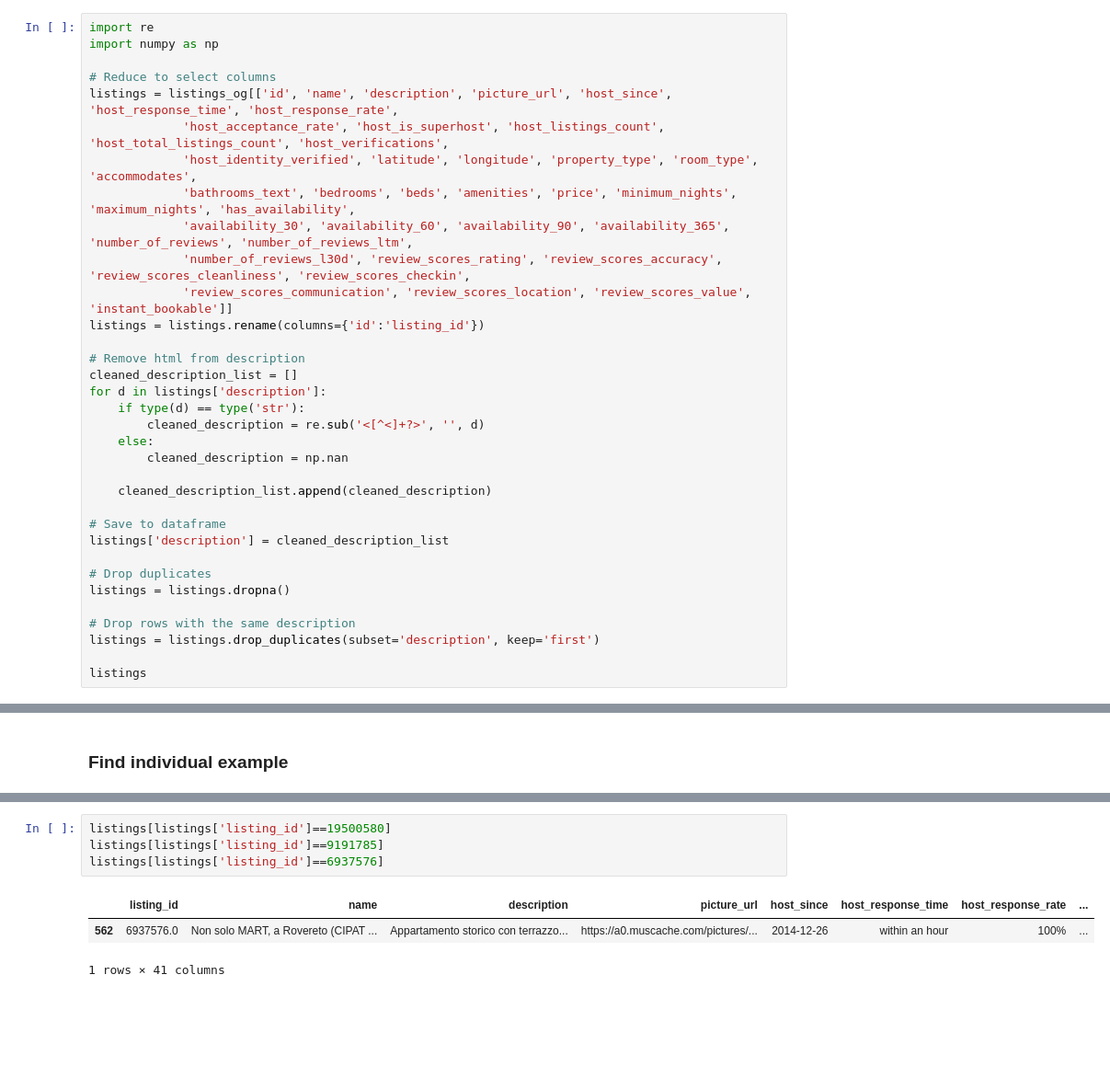
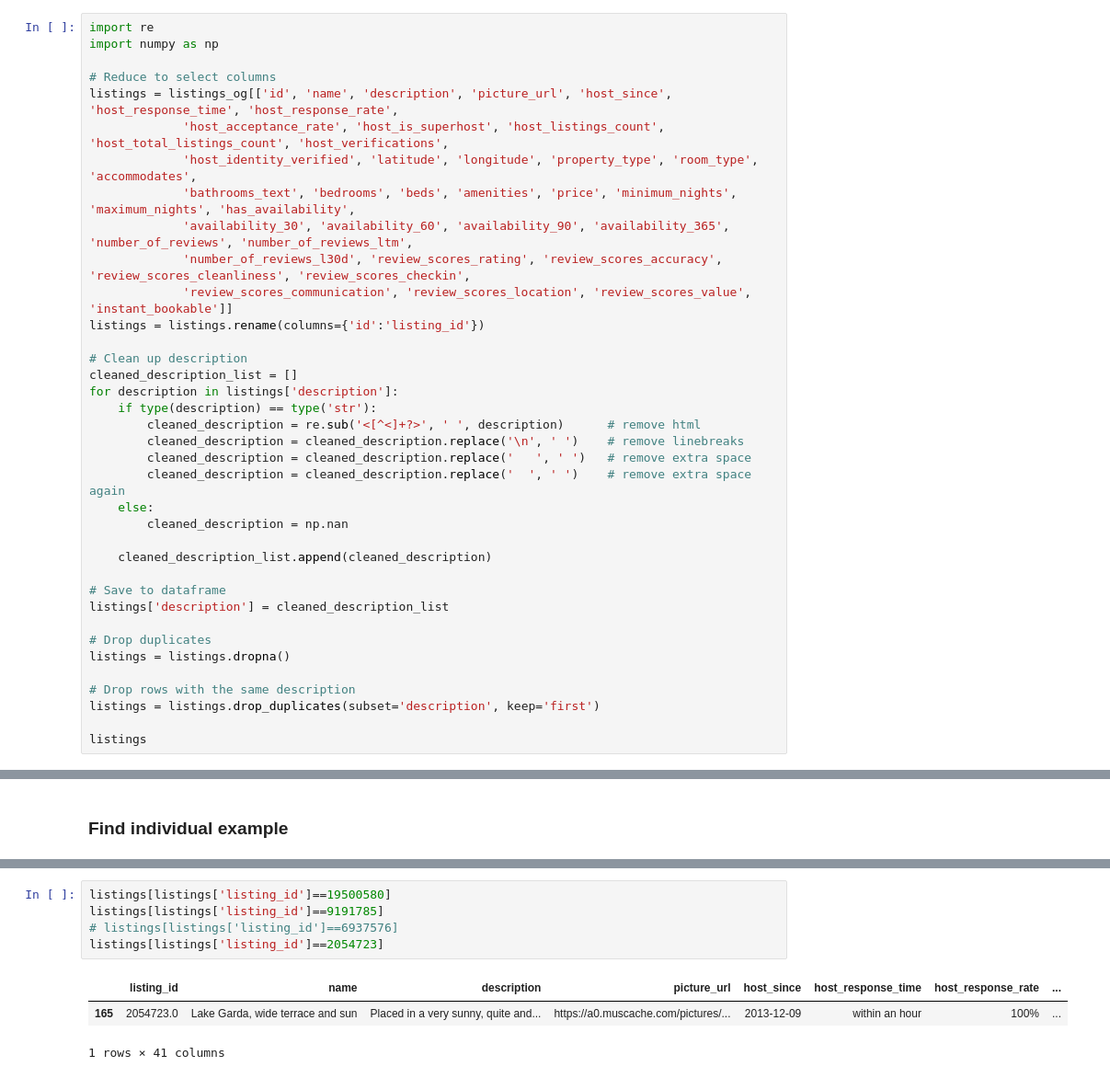
Before and after one commit to tomweinandy/AIinPowerBI, a Jupyter notebook: clean_airbnb_data.ipynb, the cells around one changed output, grey strips where cells are left out. Shown at 92% size. Cells and saved outputs as stored; diff of their text form; blank space fills up the shorter version.

```diff
--- a/clean_airbnb_data.ipynb
+++ b/clean_airbnb_data.ipynb
@@ -28,11 +28,14 @@ listings = listings_og[['id', 'name', 'description', 'picture_url', 'host_since'
              'review_scores_communication', 'review_scores_location', 'review_scores_value', 'instant_bookable']]
 listings = listings.rename(columns={'id':'listing_id'})
 
-# Remove html from description
+# Clean up description
 cleaned_description_list = []
-for d in listings['description']:
-    if type(d) == type('str'):
-        cleaned_description = re.sub('<[^<]+?>', '', d)
+for description in listings['description']:
+    if type(description) == type('str'):
+        cleaned_description = re.sub('<[^<]+?>', ' ', description)      # remove html
+        cleaned_description = cleaned_description.replace('\n', ' ')    # remove linebreaks
+        cleaned_description = cleaned_description.replace('   ', ' ')   # remove extra space
+        cleaned_description = cleaned_description.replace('  ', ' ')    # remove extra space again
     else:
         cleaned_description = np.nan
 
@@ -175,8 +180,9 @@ reviews[reviews['listing_id']==6937576]
 # %%
 listings[listings['listing_id']==19500580]
 listings[listings['listing_id']==9191785]
-listings[listings['listing_id']==6937576]
+# listings[listings['listing_id']==6937576]
+listings[listings['listing_id']==2054723]
 # %% [output]
 |  | listing_id | name | description | picture_url | host_since | host_response_time | host_response_rate | ... |
-| 562 | 6937576.0 | Non solo MART, a Rovereto (CIPAT ... | Appartamento storico con terrazzo... | https://a0.muscache.com/pictures/... | 2014-12-26 | within an hour | 100% | ... |
+| 165 | 2054723.0 | Lake Garda, wide terrace and sun | Placed in a very sunny, quite and... | https://a0.muscache.com/pictures/... | 2013-12-09 | within an hour | 100% | ... |
 1 rows × 41 columns
```
Also changed, not shown: parts of 5 cells of this notebook, 4 other files.
